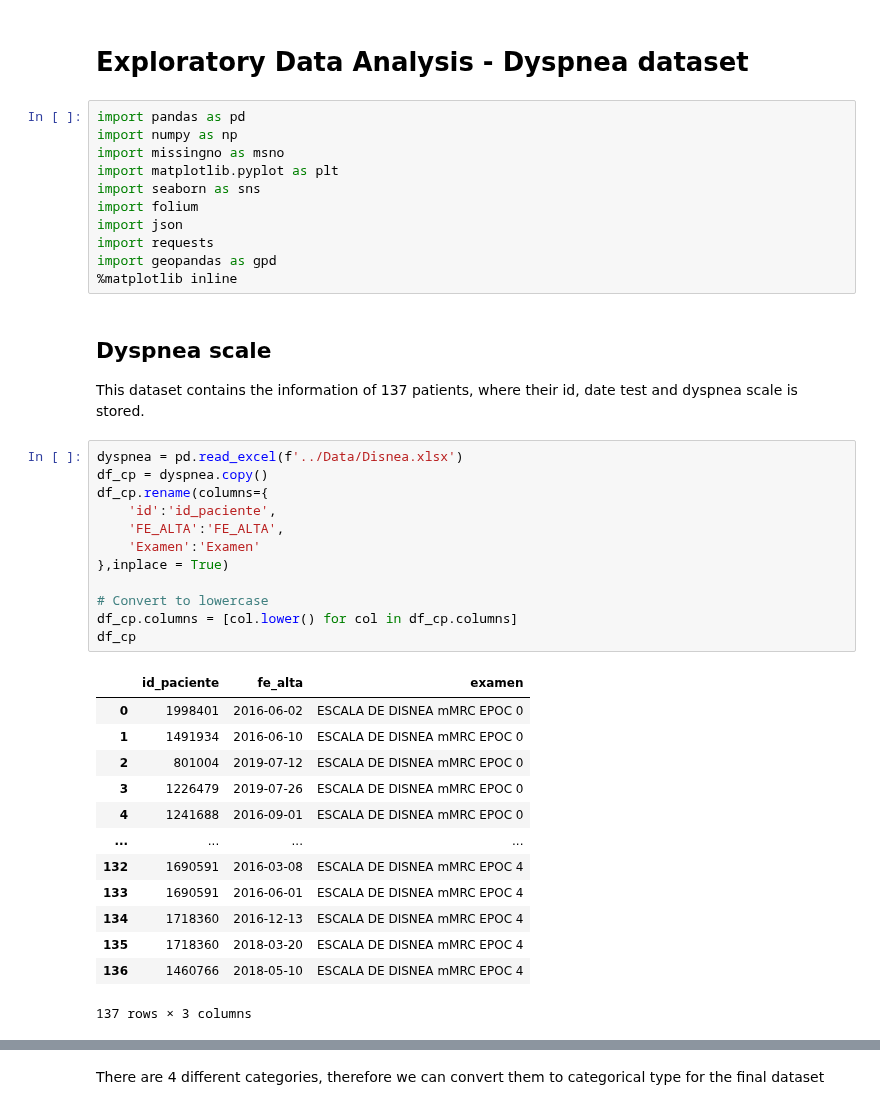
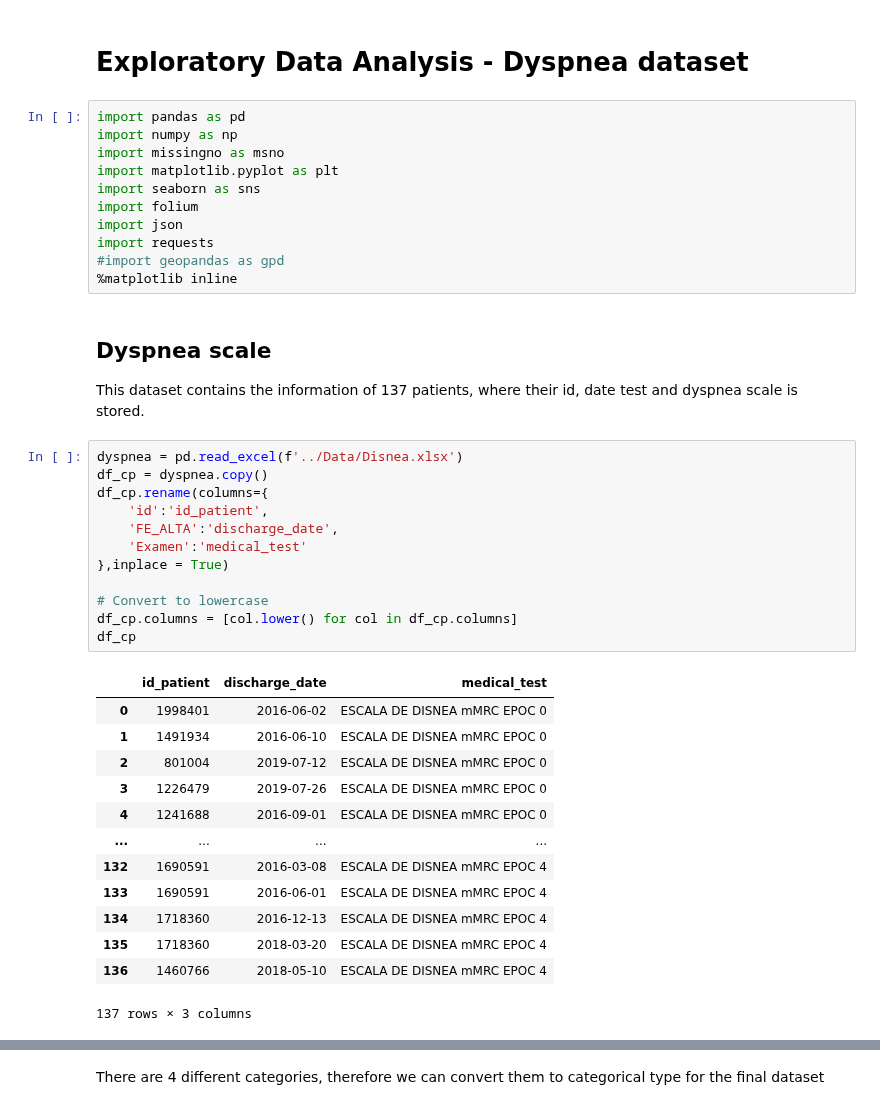
Before and after one commit to DS4A-T22/exploratory_data_analysis, a Jupyter notebook: EDA-Dysnea.ipynb, the cells around one changed output, grey strips where cells are left out. Saved outputs shown, nothing was run; the diff lists cells and outputs as text.

```diff
--- a/EDA-Dysnea.ipynb
+++ b/EDA-Dysnea.ipynb
@@ -9,7 +9,7 @@ import seaborn as sns
 import folium
 import json
 import requests
-import geopandas as gpd
+#import geopandas as gpd
 %matplotlib inline
 # %% [markdown]
 ## Dyspnea scale
@@ -17,17 +17,17 @@ This dataset contains the information of 137 patients, where their id, date test
 # %%
 dyspnea = pd.read_excel(f'../Data/Disnea.xlsx')
 df_cp = dyspnea.copy()
 df_cp.rename(columns={
-    'id':'id_paciente',
-    'FE_ALTA':'FE_ALTA',
-    'Examen':'Examen'
+    'id':'id_patient',
+    'FE_ALTA':'discharge_date',
+    'Examen':'medical_test'
 },inplace = True)
 
 # Convert to lowercase
 df_cp.columns = [col.lower() for col in df_cp.columns]
 df_cp
 # %% [output]
-|  | id_paciente | fe_alta | examen |
+|  | id_patient | discharge_date | medical_test |
 | 0 | 1998401 | 2016-06-02 | ESCALA DE DISNEA mMRC EPOC 0 |
 | 1 | 1491934 | 2016-06-10 | ESCALA DE DISNEA mMRC EPOC 0 |
 | 2 | 801004 | 2019-07-12 | ESCALA DE DISNEA mMRC EPOC 0 |
```
Also changed, not shown: parts of 14 cells of this notebook, 1 other file.
